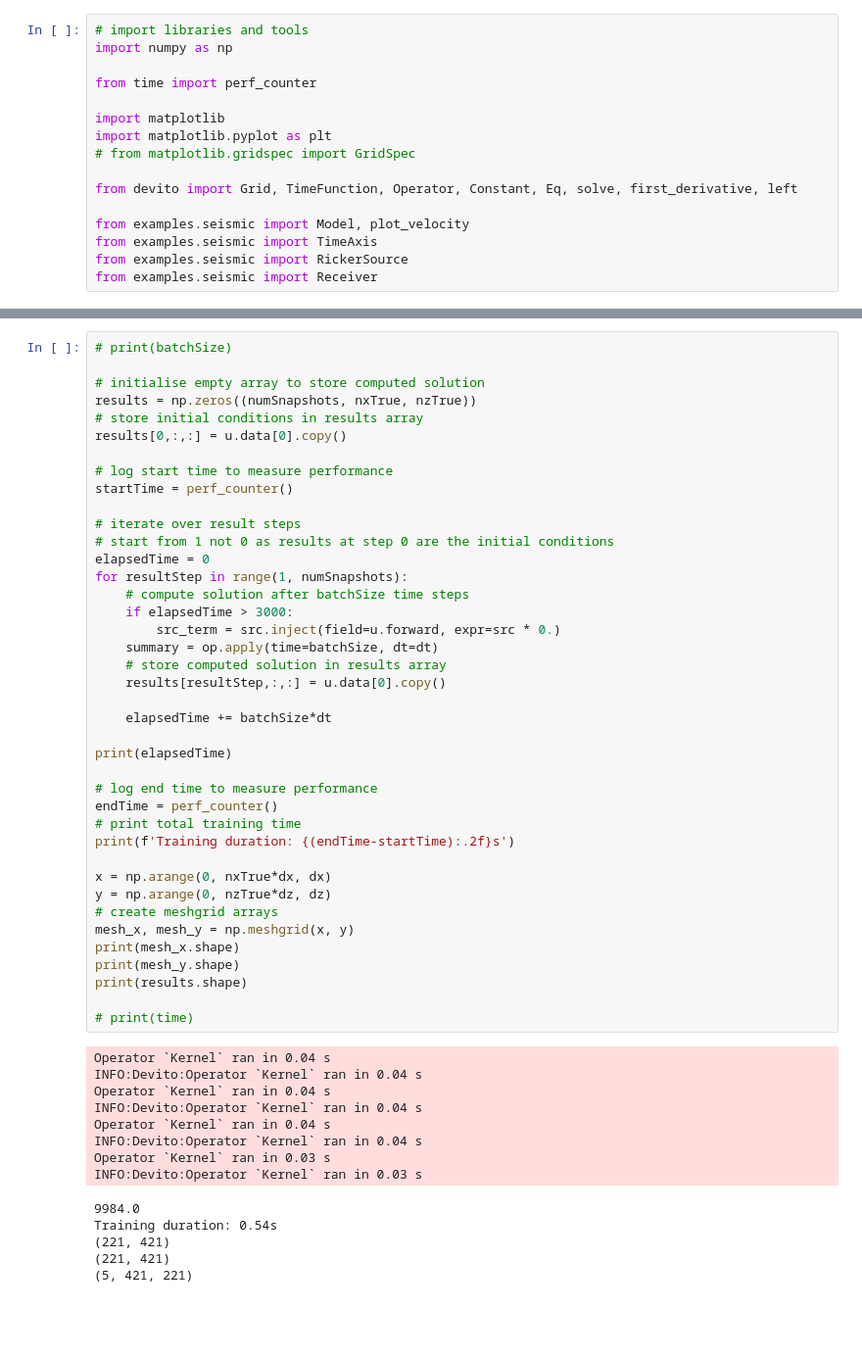
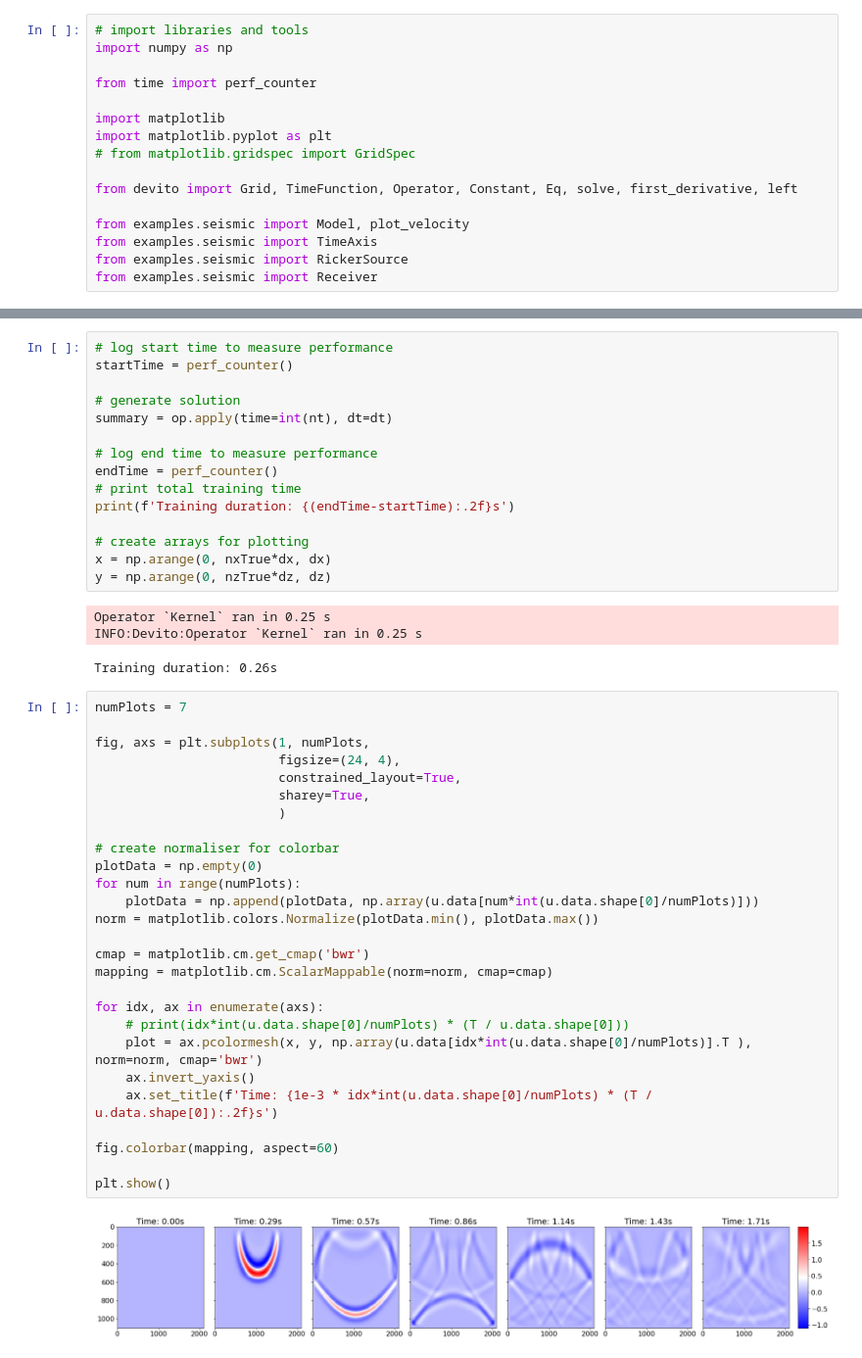
Before and after one commit to StephenTGibson/COMP527-colabNotebooks, a Jupyter notebook: COMP702-MScProject/Devito_FD_2D_wave_equation.ipynb, the cells around one changed output, grey strips where cells are left out. Shown at 98% size. Drawn from its saved outputs; the diff is of its cells as text; blank space fills up the shorter version.

```diff
--- a/COMP702-MScProject/Devito_FD_2D_wave_equation.ipynb
+++ b/COMP702-MScProject/Devito_FD_2D_wave_equation.ipynb
@@ -89,54 +86,48 @@ src.show()
 # %%
-# print(batchSize)
-
-# initialise empty array to store computed solution
-results = np.zeros((numSnapshots, nxTrue, nzTrue))
-# store initial conditions in results array
-results[0,:,:] = u.data[0].copy()
-
 # log start time to measure performance
 startTime = perf_counter()
 
-# iterate over result steps
-# start from 1 not 0 as results at step 0 are the initial conditions
-elapsedTime = 0
-for resultStep in range(1, numSnapshots):
-    # compute solution after batchSize time steps
-    if elapsedTime > 3000:
-        src_term = src.inject(field=u.forward, expr=src * 0.)
-    summary = op.apply(time=batchSize, dt=dt)
-    # store computed solution in results array
-    results[resultStep,:,:] = u.data[0].copy()
-
-    elapsedTime += batchSize*dt
-
-print(elapsedTime)
+# generate solution
+summary = op.apply(time=int(nt), dt=dt)
 
 # log end time to measure performance
 endTime = perf_counter()
 # print total training time
 print(f'Training duration: {(endTime-startTime):.2f}s')
 
+# create arrays for plotting
 x = np.arange(0, nxTrue*dx, dx)
 y = np.arange(0, nzTrue*dz, dz)
-# create meshgrid arrays
-mesh_x, mesh_y = np.meshgrid(x, y)
-print(mesh_x.shape)
-print(mesh_y.shape)
-print(results.shape)
-
-# print(time)
 # %% [output]
-Operator `Kernel` ran in 0.04 s
-INFO:Devito:Operator `Kernel` ran in 0.04 s
-Operator `Kernel` ran in 0.04 s
-INFO:Devito:Operator `Kernel` ran in 0.04 s
-Operator `Kernel` ran in 0.04 s
-INFO:Devito:Operator `Kernel` ran in 0.04 s
-Operator `Kernel` ran in 0.03 s
-INFO:Devito:Operator `Kernel` ran in 0.03 s
+Operator `Kernel` ran in 0.25 s
+INFO:Devito:Operator `Kernel` ran in 0.25 s
-9984.0
-Training duration: 0.54s
-(221, 421)
-(221, 421)
-(5, 421, 221)
+Training duration: 0.26s
+# %%
+numPlots = 7
+
+fig, axs = plt.subplots(1, numPlots,
+                        figsize=(24, 4),
+                        constrained_layout=True,
+                        sharey=True,
+                        )
+
+# create normaliser for colorbar
+plotData = np.empty(0)
+for num in range(numPlots):
+    plotData = np.append(plotData, np.array(u.data[num*int(u.data.shape[0]/numPlots)]))
+norm = matplotlib.colors.Normalize(plotData.min(), plotData.max())
+
+cmap = matplotlib.cm.get_cmap('bwr')
+mapping = matplotlib.cm.ScalarMappable(norm=norm, cmap=cmap)
+
+for idx, ax in enumerate(axs):
+    # print(idx*int(u.data.shape[0]/numPlots) * (T / u.data.shape[0]))
+    plot = ax.pcolormesh(x, y, np.array(u.data[idx*int(u.data.shape[0]/numPlots)].T ), norm=norm, cmap='bwr')
+    ax.invert_yaxis()
+    ax.set_title(f'Time: {1e-3 * idx*int(u.data.shape[0]/numPlots) * (T / u.data.shape[0]):.2f}s')
+
+fig.colorbar(mapping, aspect=60)
+
+plt.show()
+# %% [output]
+[figure, added]
```
Also changed, not shown: parts of 22 cells of this notebook.
